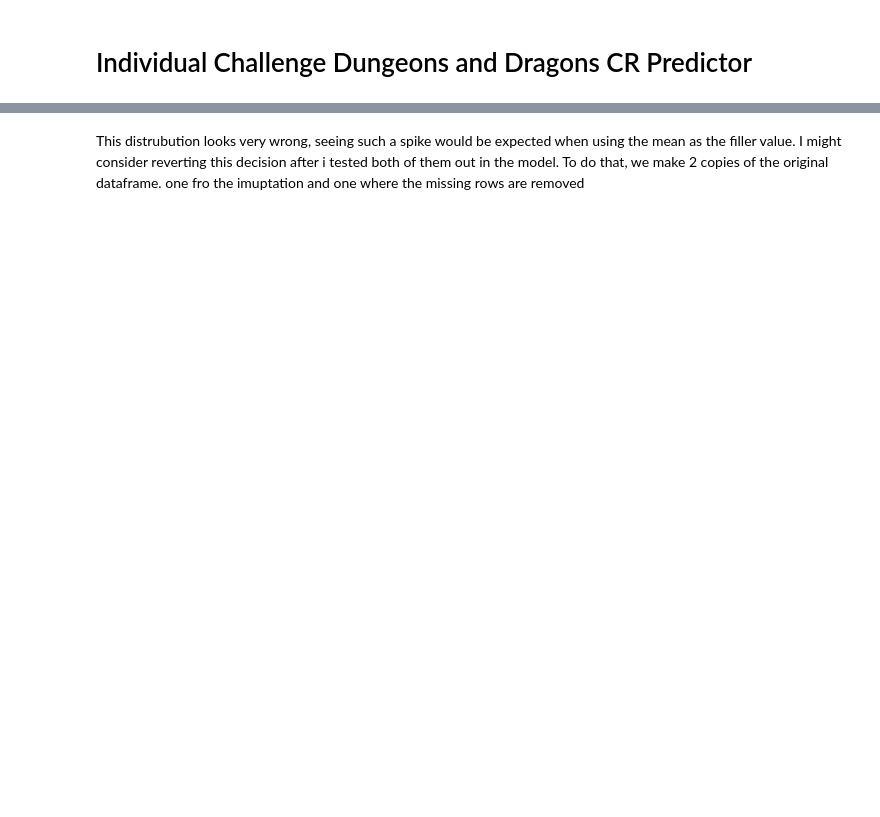
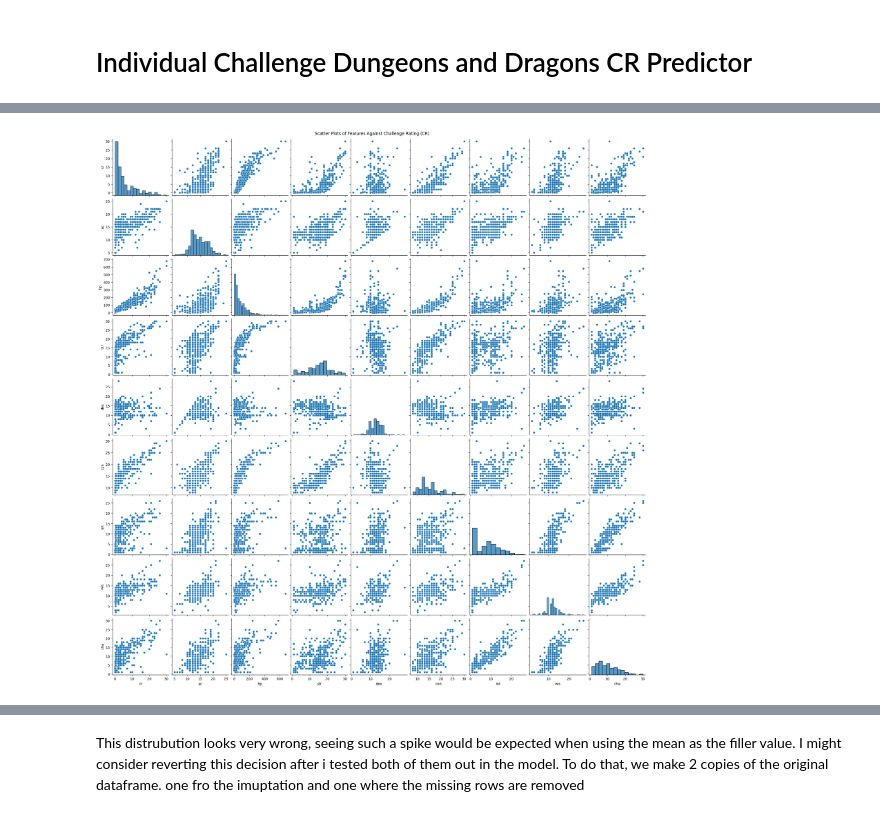
Before and after one commit to duradenzel/Individual-Challange, a Jupyter notebook: Individual challenge.ipynb, the cells around one changed output, grey strips where cells are left out. Drawn from its saved outputs; the diff is of its cells as text; code cells hidden in the pictures; blank space fills up the shorter version.

```diff
--- a/Individual challenge.ipynb
+++ b/Individual challenge.ipynb
@@ -317,0 +266,8 @@ for col in stats_columns:
+# %%
+features = ['cr', 'hp', 'ac', 'str', 'dex', 'con', 'int', 'wis', 'cha']
+
+sns.pairplot(data=df)
+plt.suptitle('Scatter Plots of Features Against Challenge Rating (CR)', y=1)
+plt.show()
+# %% [output]
+[figure, added]
```
Also changed, not shown: parts of 57 cells of this notebook.
